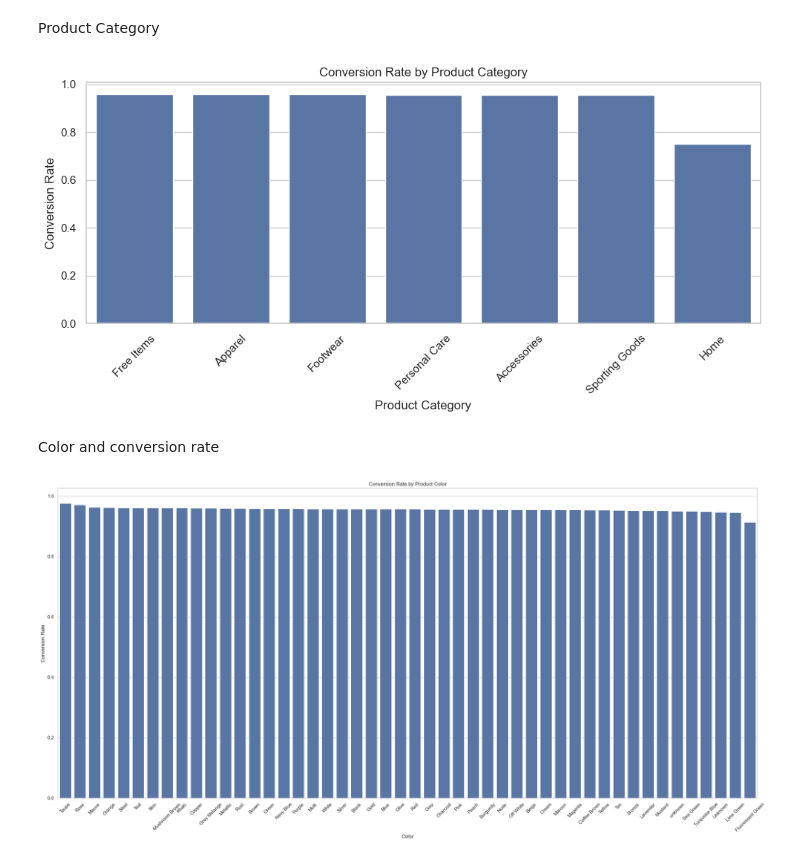
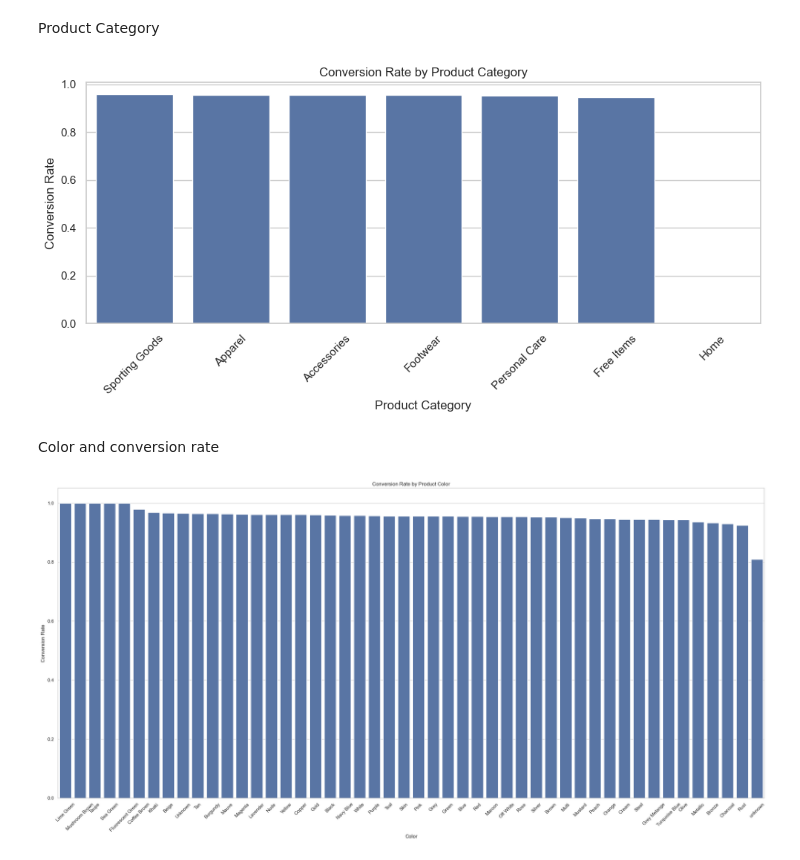
Before and after one commit to Wilson30678tw/IAT461_Final, a Jupyter notebook: IAT461_Final.ipynb, the cells around one changed output. Saved outputs shown, nothing was run; the diff lists cells and outputs as text; code cells hidden in the pictures.

```diff
--- a/IAT461_Final.ipynb
+++ b/IAT461_Final.ipynb
@@ -428,6 +449,7 @@ results.to_csv('model_results.csv', index=False)
 
  EDA
 # %%
+# -Load Data and Prepare for Visualization, and also this section imports the final engineered features and the model evaluation results.
 import pandas as pd
 import seaborn as sns
 import matplotlib.pyplot as plt
@@ -435,6 +457,5 @@ import matplotlib.pyplot as plt
 df = pd.read_csv('final_project_features.csv')
 results = pd.read_csv('model_results.csv')
 
-
-df['converted'] = df['converted'].astype(int)
+df['label'] = df['label'].astype(int)
 print(results)
@@ -567,23 +612,24 @@ plt.show()
 # %% [markdown]
 Product Category
 # %%
+# Visualize Conversion Rate by Product Category
+
 import matplotlib.pyplot as plt
 import seaborn as sns
 
-# 選出所有 category_xxx 欄位
 category_cols = [col for col in df.columns if col.startswith('category_') and col != 'category_Unknown']
 
-# 建立空的 dict 收轉換率
+
 conversion_rates = {}
 
-# 每一類別個別計算 converted=1 的比例
+#  converted=1 rate
 for col in category_cols:
     mask = df[col] == 1
     if mask.sum() > 0:
-        rate = df.loc[mask, 'converted'].mean()
+        rate = df.loc[mask, 'label'].mean()
         conversion_rates[col.replace('category_', '')] = rate
 
-# 畫圖
+
 conversion_series = pd.Series(conversion_rates).sort_values(ascending=False)
 plt.figure(figsize=(10, 5))
 sns.barplot(x=conversion_series.index, y=conversion_series.values)
@@ -594,27 +640,29 @@ plt.title("Conversion Rate by Product Category")
 plt.tight_layout()
 plt.show()
 # %% [output]
-[figure, old version]
+[figure, new version]
 # %% [markdown]
 Color and conversion rate
 # %%
+# Visualize Conversion Rate by Product Color
+
 color_cols = [col for col in df.columns if col.startswith('color_')]
 
 color_conversion = {}
 for col in color_cols:
-    conversion = df[df[col] == 1]['converted'].mean()
+    conversion = df[df[col] == 1]['label'].mean()
     color_conversion[col.replace("color_", "")] = conversion
 
 color_df = pd.DataFrame.from_dict(color_conversion, orient='index', columns=['conversion_rate'])
 color_df = color_df.sort_values(by='conversion_rate', ascending=False)
 
 plt.figure(figsize=(24, 12))
 sns.barplot(x=color_df.index, y=color_df['conversion_rate'])
 plt.title("Conversion Rate by Product Color")
 plt.xlabel("Color")
 plt.ylabel("Conversion Rate")
 plt.xticks(rotation=45)
 plt.tight_layout()
 plt.show()
 # %% [output]
-[figure, old version]
+[figure, new version]
```
Also changed, not shown: parts of 33 cells of this notebook.
